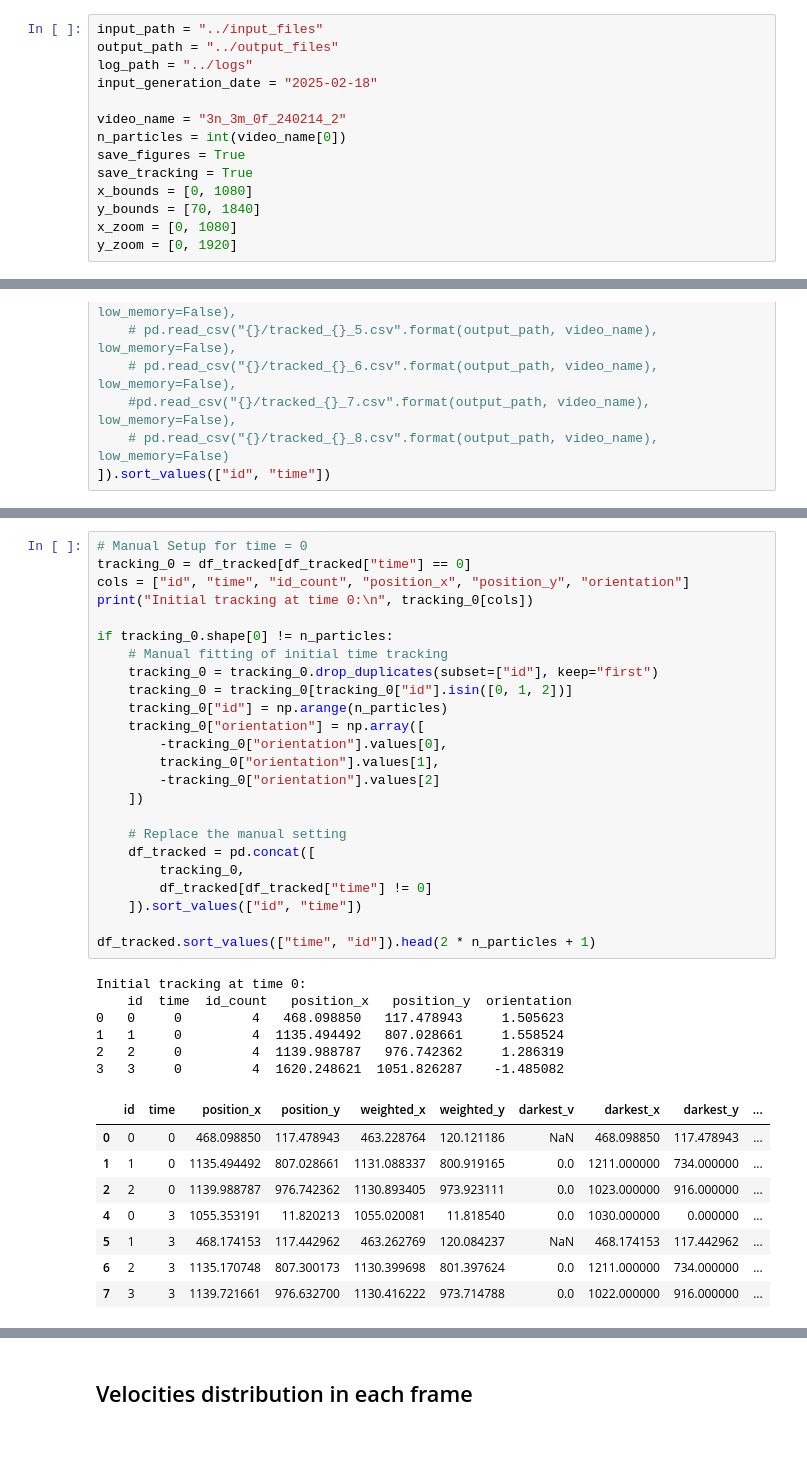
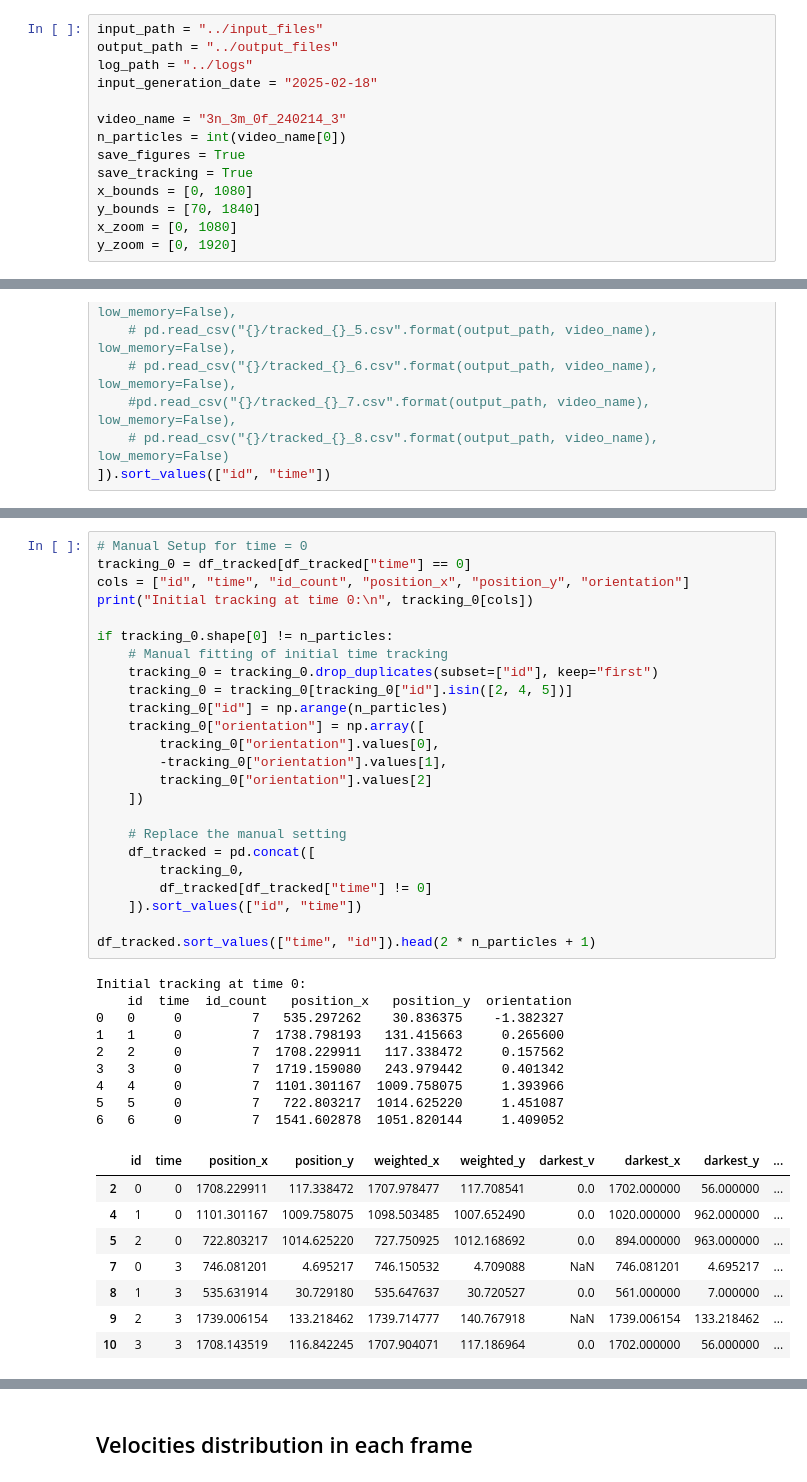
Before and after one commit to fsabrilb/High_Order_Interactions, a Jupyter notebook: tracking_videos/scripts/clustering_particles.ipynb, the cells around one changed output, grey strips where cells are left out. Cells and saved outputs as stored; diff of their text form; blank space fills up the shorter version.

```diff
--- a/tracking_videos/scripts/clustering_particles.ipynb
+++ b/tracking_videos/scripts/clustering_particles.ipynb
@@ -28,7 +28,7 @@ output_path = "../output_files"
 log_path = "../logs"
 input_generation_date = "2025-02-18"
 
-video_name = "3n_3m_0f_240214_2"
+video_name = "3n_3m_0f_240214_3"
 n_particles = int(video_name[0])
 save_figures = True
 save_tracking = True
@@ -81,42 +81,45 @@ df_tracked.sort_values(["time", "id"]).head(2 * n_particles)
 # %%
 # Manual Setup for time = 0
 tracking_0 = df_tracked[df_tracked["time"] == 0]
 cols = ["id", "time", "id_count", "position_x", "position_y", "orientation"]
 print("Initial tracking at time 0:\n", tracking_0[cols])
 
 if tracking_0.shape[0] != n_particles:
     # Manual fitting of initial time tracking
     tracking_0 = tracking_0.drop_duplicates(subset=["id"], keep="first")
-    tracking_0 = tracking_0[tracking_0["id"].isin([0, 1, 2])]
+    tracking_0 = tracking_0[tracking_0["id"].isin([2, 4, 5])]
     tracking_0["id"] = np.arange(n_particles)
     tracking_0["orientation"] = np.array([
-        -tracking_0["orientation"].values[0],
-        tracking_0["orientation"].values[1],
-        -tracking_0["orientation"].values[2]
+        tracking_0["orientation"].values[0],
+        -tracking_0["orientation"].values[1],
+        tracking_0["orientation"].values[2]
     ])
 
     # Replace the manual setting
     df_tracked = pd.concat([
         tracking_0,
         df_tracked[df_tracked["time"] != 0]
     ]).sort_values(["id", "time"])
 
 df_tracked.sort_values(["time", "id"]).head(2 * n_particles + 1)
 # %% [output]
 Initial tracking at time 0:
     id  time  id_count   position_x   position_y  orientation
-0   0     0         4   468.098850   117.478943     1.505623
-1   1     0         4  1135.494492   807.028661     1.558524
-2   2     0         4  1139.988787   976.742362     1.286319
-3   3     0         4  1620.248621  1051.826287    -1.485082
+0   0     0         7   535.297262    30.836375    -1.382327
+1   1     0         7  1738.798193   131.415663     0.265600
+2   2     0         7  1708.229911   117.338472     0.157562
+3   3     0         7  1719.159080   243.979442     0.401342
+4   4     0         7  1101.301167  1009.758075     1.393966
+5   5     0         7   722.803217  1014.625220     1.451087
+6   6     0         7  1541.602878  1051.820144     1.409052
 |  | id | time | position_x | position_y | weighted_x | weighted_y | darkest_v | darkest_x | darkest_y | ... |
-| 0 | 0 | 0 | 468.098850 | 117.478943 | 463.228764 | 120.121186 | NaN | 468.098850 | 117.478943 | ... |
-| 1 | 1 | 0 | 1135.494492 | 807.028661 | 1131.088337 | 800.919165 | 0.0 | 1211.000000 | 734.000000 | ... |
-| 2 | 2 | 0 | 1139.988787 | 976.742362 | 1130.893405 | 973.923111 | 0.0 | 1023.000000 | 916.000000 | ... |
-| 4 | 0 | 3 | 1055.353191 | 11.820213 | 1055.020081 | 11.818540 | 0.0 | 1030.000000 | 0.000000 | ... |
-| 5 | 1 | 3 | 468.174153 | 117.442962 | 463.262769 | 120.084237 | NaN | 468.174153 | 117.442962 | ... |
-| 6 | 2 | 3 | 1135.170748 | 807.300173 | 1130.399698 | 801.397624 | 0.0 | 1211.000000 | 734.000000 | ... |
-| 7 | 3 | 3 | 1139.721661 | 976.632700 | 1130.416222 | 973.714788 | 0.0 | 1022.000000 | 916.000000 | ... |
+| 2 | 0 | 0 | 1708.229911 | 117.338472 | 1707.978477 | 117.708541 | 0.0 | 1702.000000 | 56.000000 | ... |
+| 4 | 1 | 0 | 1101.301167 | 1009.758075 | 1098.503485 | 1007.652490 | 0.0 | 1020.000000 | 962.000000 | ... |
+| 5 | 2 | 0 | 722.803217 | 1014.625220 | 727.750925 | 1012.168692 | 0.0 | 894.000000 | 963.000000 | ... |
+| 7 | 0 | 3 | 746.081201 | 4.695217 | 746.150532 | 4.709088 | NaN | 746.081201 | 4.695217 | ... |
+| 8 | 1 | 3 | 535.631914 | 30.729180 | 535.647637 | 30.720527 | 0.0 | 561.000000 | 7.000000 | ... |
+| 9 | 2 | 3 | 1739.006154 | 133.218462 | 1739.714777 | 140.767918 | NaN | 1739.006154 | 133.218462 | ... |
+| 10 | 3 | 3 | 1708.143519 | 116.842245 | 1707.904071 | 117.186964 | 0.0 | 1702.000000 | 56.000000 | ... |
 # %%
 df_tracked.sort_values(["time", "id"]).tail(5)
 # %% [output]
```
Also changed, not shown: parts of 12 cells of this notebook, 2 other files.
